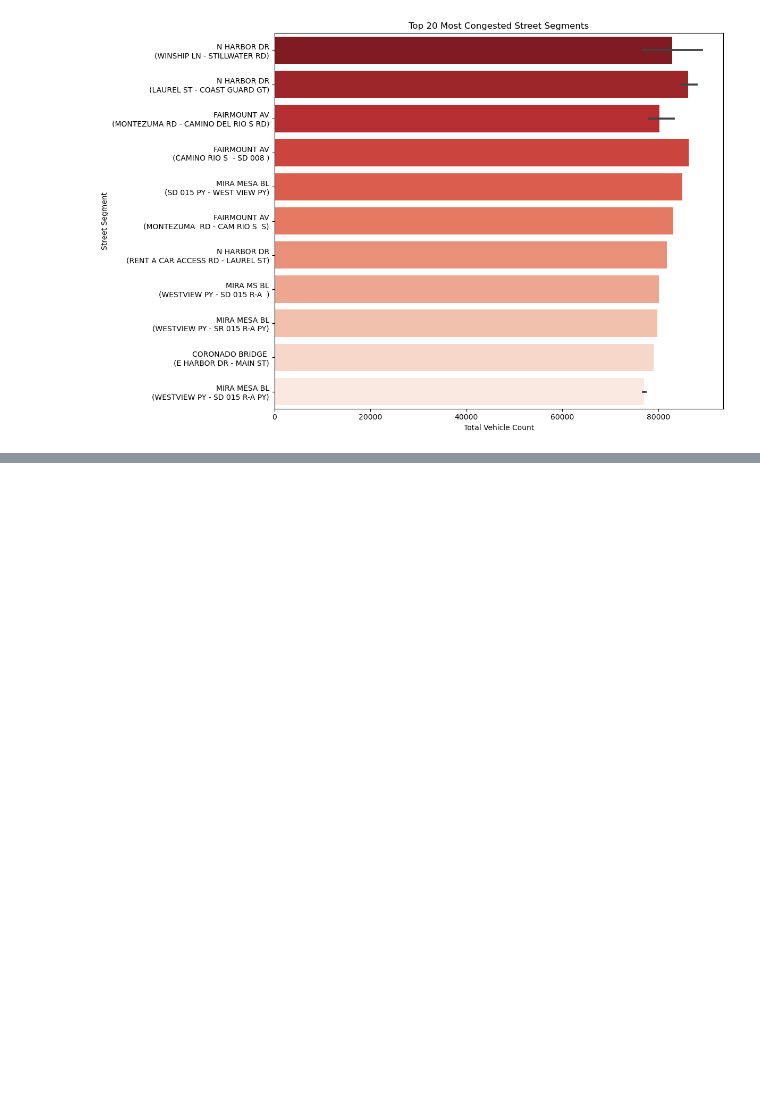
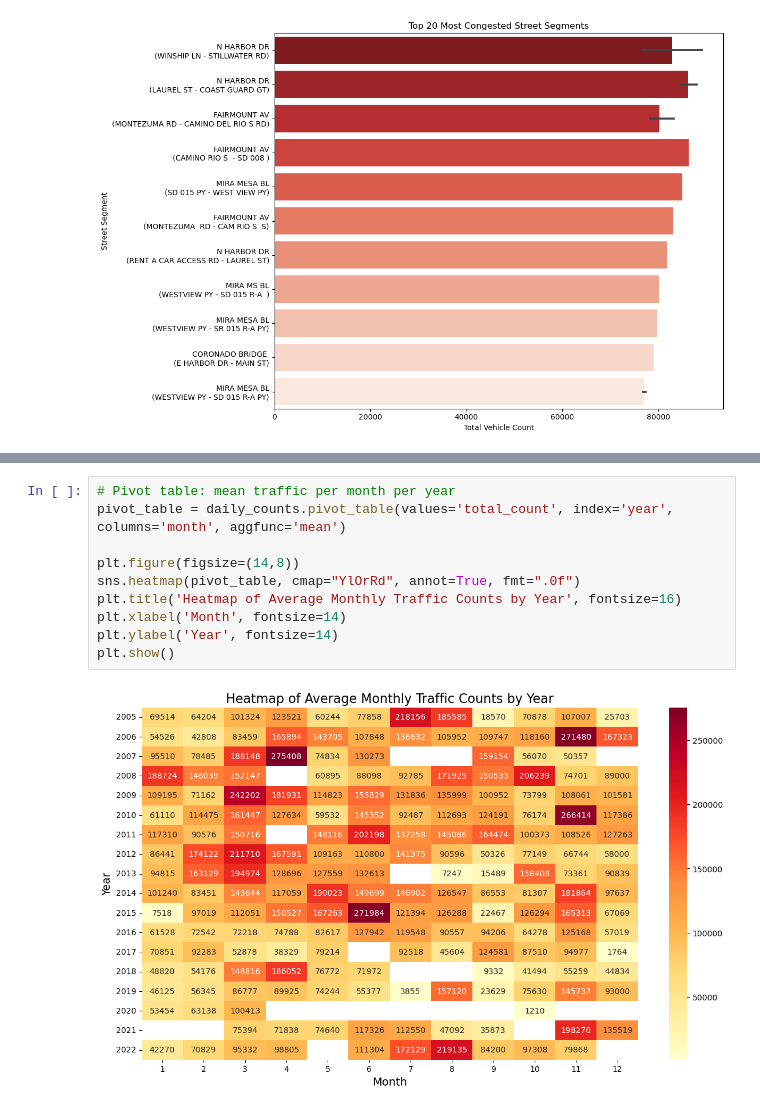
Before and after one commit to bethanylovesmatcha/STAT595FINAL, a Jupyter notebook: STAT596FINAL.ipynb, the cells around one changed output, grey strips where cells are left out. Drawn from its saved outputs; the diff is of its cells as text; blank space fills up the shorter version.

```diff
--- a/STAT596FINAL.ipynb
+++ b/STAT596FINAL.ipynb
@@ -255,0 +385,12 @@ plt.show()
+# %%
+# Pivot table: mean traffic per month per year
+pivot_table = daily_counts.pivot_table(values='total_count', index='year', columns='month', aggfunc='mean')
+
+plt.figure(figsize=(14,8))
+sns.heatmap(pivot_table, cmap="YlOrRd", annot=True, fmt=".0f")
+plt.title('Heatmap of Average Monthly Traffic Counts by Year', fontsize=16)
+plt.xlabel('Month', fontsize=14)
+plt.ylabel('Year', fontsize=14)
+plt.show()
+# %% [output]
+[figure, added]
```
Also changed, not shown: parts of 11 cells of this notebook, 1 other file.
